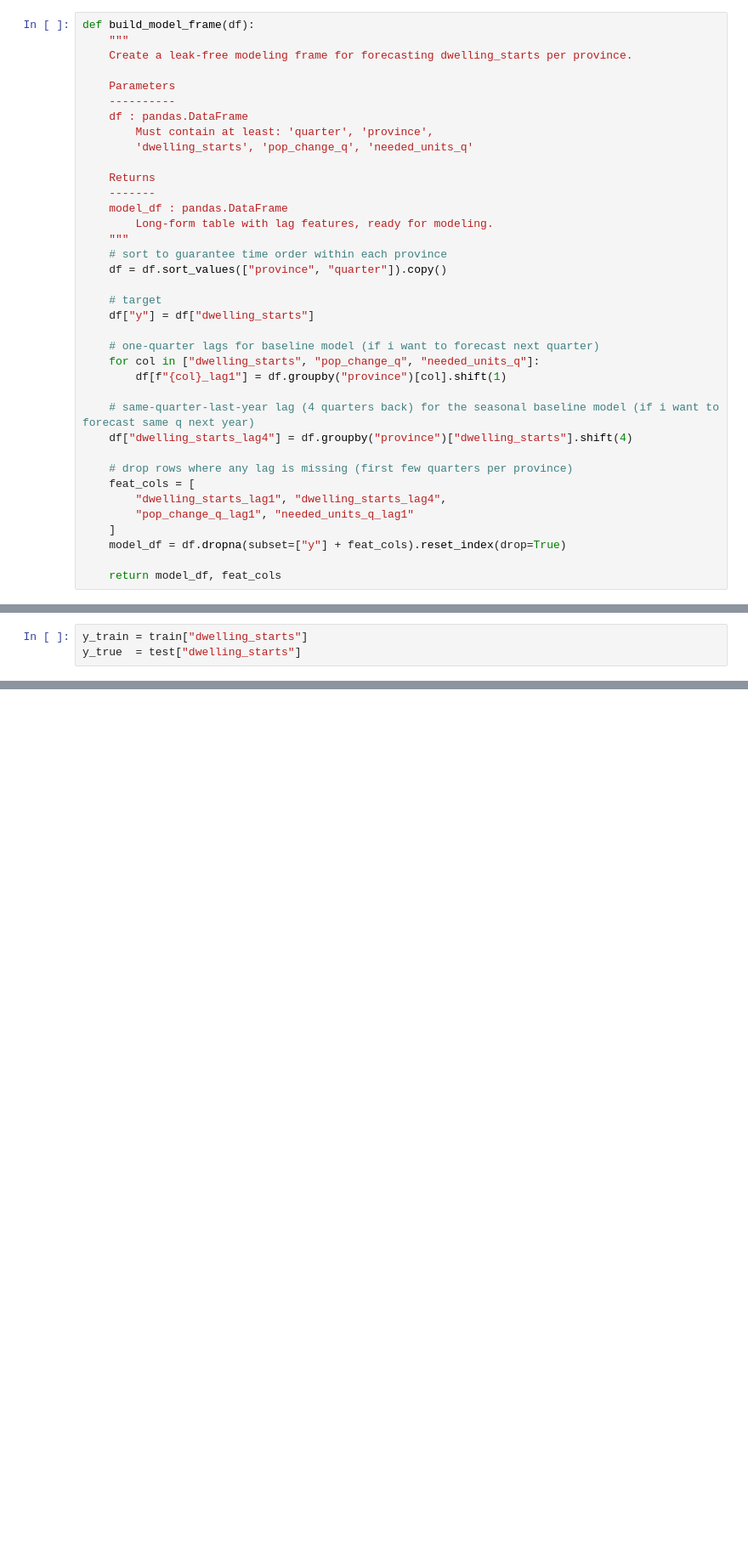
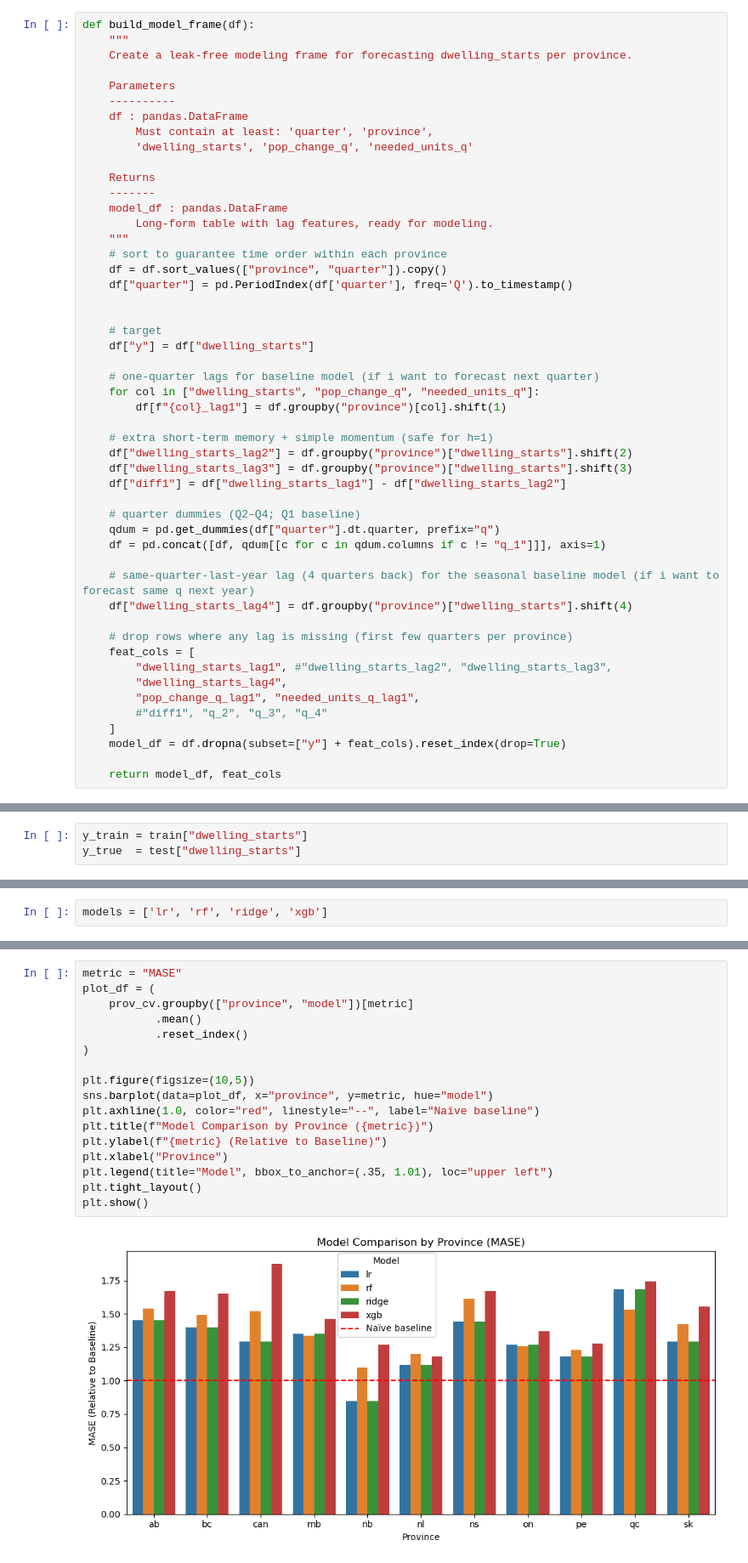
Before and after one commit to Erdos-Projects/fall-2025-forecasting-housing-supply-demand, a Jupyter notebook: modeling_next_q_forecast.ipynb, the cells around one changed output, grey strips where cells are left out. Shown at 85% size. Cells and saved outputs as stored; diff of their text form; blank space fills up the shorter version.

```diff
--- a/modeling_next_q_forecast.ipynb
+++ b/modeling_next_q_forecast.ipynb
@@ -27,6 +27,8 @@ def build_model_frame(df):
     """
     # sort to guarantee time order within each province
     df = df.sort_values(["province", "quarter"]).copy()
+    df["quarter"] = pd.PeriodIndex(df['quarter'], freq='Q').to_timestamp()
+
 
     # target
     df["y"] = df["dwelling_starts"]
@@ -35,13 +37,24 @@ def build_model_frame(df):
     for col in ["dwelling_starts", "pop_change_q", "needed_units_q"]:
         df[f"{col}_lag1"] = df.groupby("province")[col].shift(1)
 
+    # extra short-term memory + simple momentum (safe for h=1)
+    df["dwelling_starts_lag2"] = df.groupby("province")["dwelling_starts"].shift(2)
+    df["dwelling_starts_lag3"] = df.groupby("province")["dwelling_starts"].shift(3)
+    df["diff1"] = df["dwelling_starts_lag1"] - df["dwelling_starts_lag2"]
+
+    # quarter dummies (Q2–Q4; Q1 baseline)
+    qdum = pd.get_dummies(df["quarter"].dt.quarter, prefix="q")
+    df = pd.concat([df, qdum[[c for c in qdum.columns if c != "q_1"]]], axis=1)
+
     # same-quarter-last-year lag (4 quarters back) for the seasonal baseline model (if i want to forecast same q next year)
     df["dwelling_starts_lag4"] = df.groupby("province")["dwelling_starts"].shift(4)
 
     # drop rows where any lag is missing (first few quarters per province)
     feat_cols = [
-        "dwelling_starts_lag1", "dwelling_starts_lag4",
-        "pop_change_q_lag1", "needed_units_q_lag1"
+        "dwelling_starts_lag1", #"dwelling_starts_lag2", "dwelling_starts_lag3",
+        "dwelling_starts_lag4",
+        "pop_change_q_lag1", "needed_units_q_lag1",
+        #"diff1", "q_2", "q_3", "q_4"
     ]
     model_df = df.dropna(subset=["y"] + feat_cols).reset_index(drop=True)
 
@@ -267,6 +296,8 @@ def run_model(name, train, test, features, target="dwelling_starts", per_provinc
             rows.append(res)
         import pandas as pd
         return pd.DataFrame(rows).set_index("province")
+# %%
+models = ['lr', 'rf', 'ridge', 'xgb']
 # %%
 rows = []
 for prov, gtr in train.groupby("province"):
@@ -376,0 +409,19 @@ sk       lr      258.265074   258.265074  19.407972  1.290053
+# %%
+metric = "MASE"
+plot_df = (
+    prov_cv.groupby(["province", "model"])[metric]
+           .mean()
+           .reset_index()
+)
+
+plt.figure(figsize=(10,5))
+sns.barplot(data=plot_df, x="province", y=metric, hue="model")
+plt.axhline(1.0, color="red", linestyle="--", label="Naïve baseline")
+plt.title(f"Model Comparison by Province ({metric})")
+plt.ylabel(f"{metric} (Relative to Baseline)")
+plt.xlabel("Province")
+plt.legend(title="Model", bbox_to_anchor=(.35, 1.01), loc="upper left")
+plt.tight_layout()
+plt.show()
+# %% [output]
+[figure, added]
```
Also changed, not shown: parts of 9 cells of this notebook, 9 other files.
